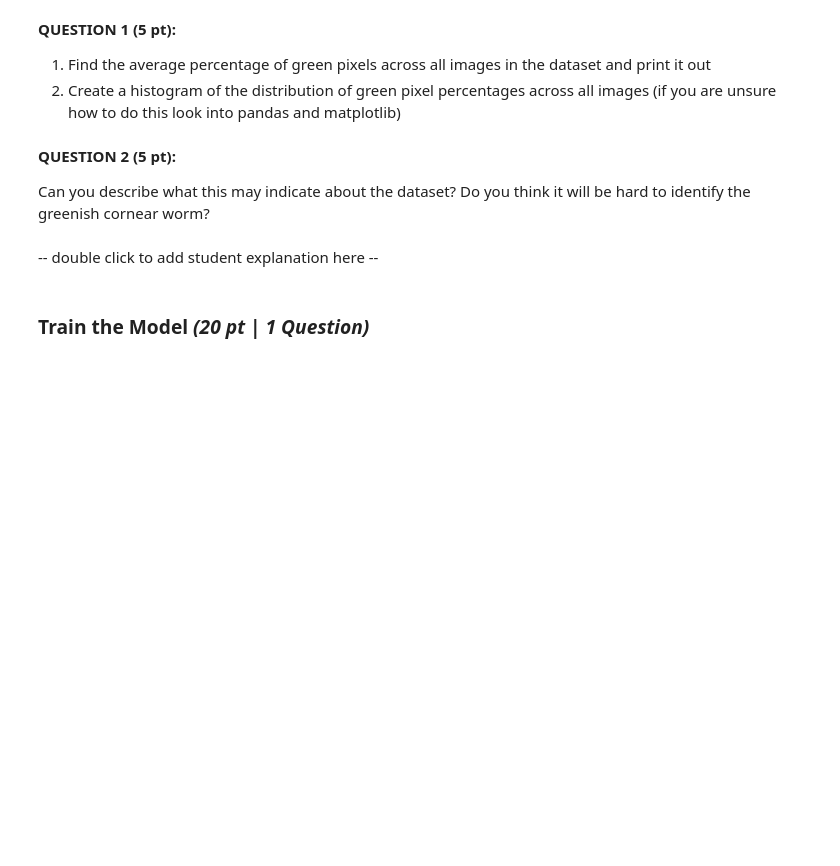
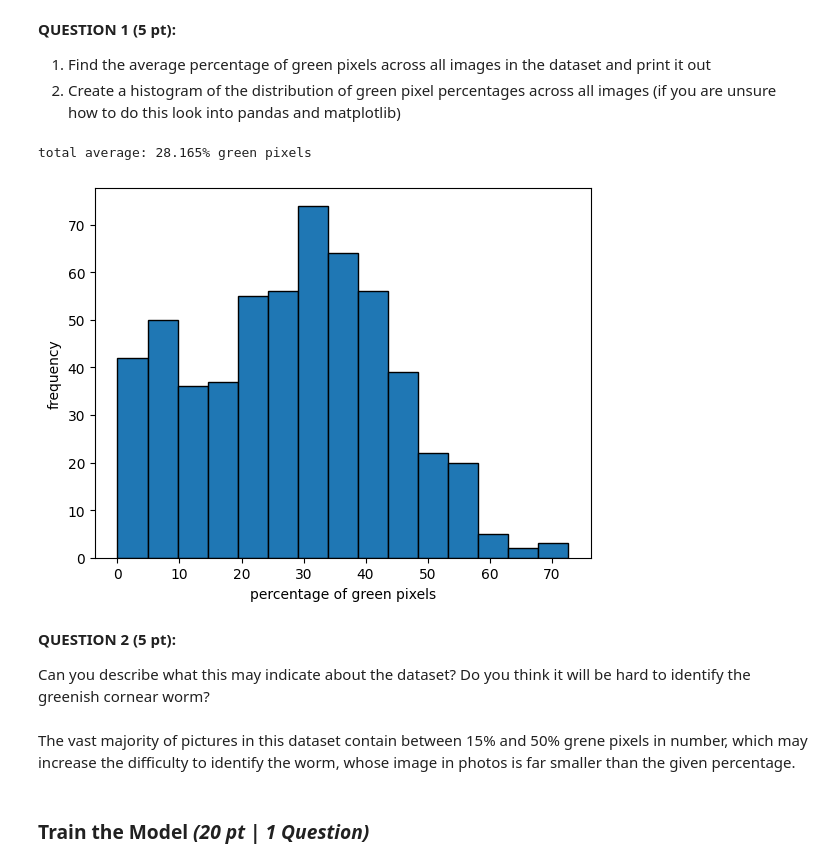
Before and after one commit to bucketfish0000/cse597-project, a Jupyter notebook: notebooks/train.ipynb, the cells around one changed output. Drawn from its saved outputs; the diff is of its cells as text; code cells hidden in the pictures; blank space fills up the shorter version.

```diff
--- a/notebooks/train.ipynb
+++ b/notebooks/train.ipynb
@@ -23,7 +23,7 @@ import os
 # %% [markdown]
 ### Add Your Data Folder
 # %%
-DATA_FOLDER = "/Users/sabrinaadler/code/cse597-project/data" # change with the path to your data folder
+DATA_FOLDER = "../data" # change with the path to your data folder
 # %%
 image_folder = os.path.join(DATA_FOLDER, "train/images")
 image_files = os.listdir(image_folder)
@@ -67,13 +80,25 @@ for fname, percent in zip(image_files[:num_results], green_percents[:num_results
 # %%
 # --student code here --
 
+import matplotlib.pyplot as plt
+import numpy as np
+print(f"total average: {np.average(green_percents):.3f}% green pixels")
+
+plt.hist(green_percents, bins=15, edgecolor='black')
+
+plt.xlabel('percentage of green pixels')
+plt.ylabel('frequency')
+plt.show()
 # -- end student code --
+# %% [output]
+total average: 28.165% green pixels
+[figure, added]
 # %% [markdown]
 **QUESTION 2 (5 pt):**
 
 Can you describe what this may indicate about the dataset? Do you think it will be hard to identify the greenish cornear worm?
 # %% [markdown]
--- double click to add student explanation here --
+The vast majority of pictures in this dataset contain between 15% and 50% grene pixels in number, which may increase the difficulty to identify the worm, whose image in photos is far smaller than the given percentage.
 # %% [markdown]
 ### Train the Model *(20 pt | 1 Question)*
 # %%
```
Also changed, not shown: parts of 5 cells of this notebook, 6 other files.
